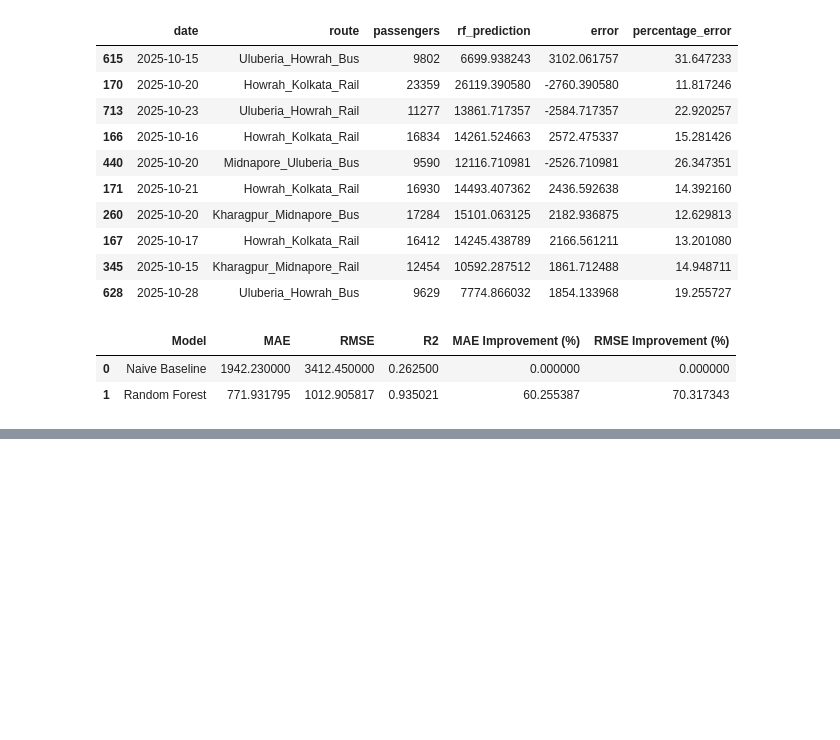
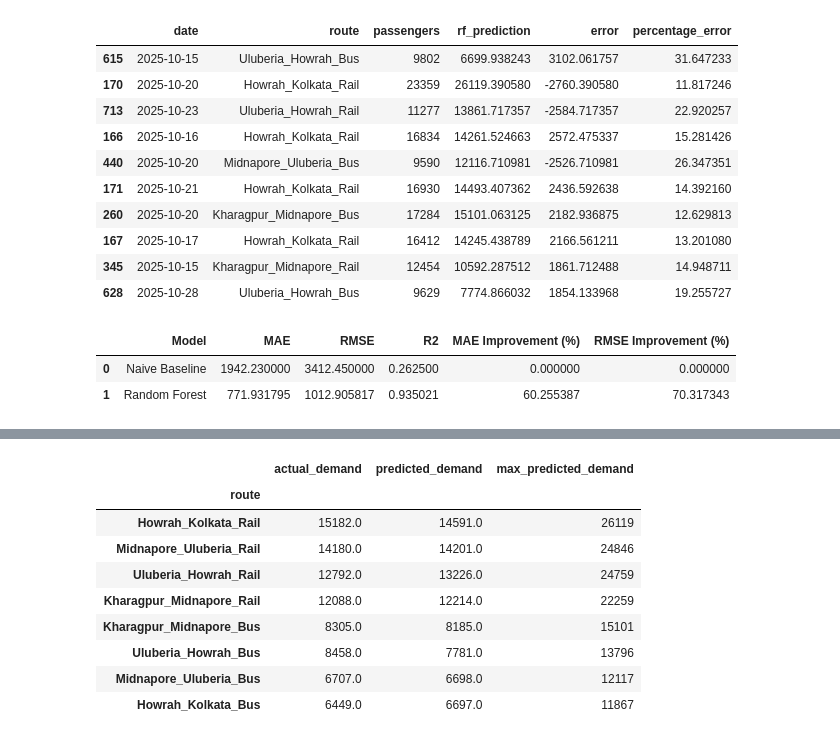
Before and after one commit to abhisarthak/public-transport-demand-planning, a Jupyter notebook: notebooks/02_demand_forecasting.ipynb, the cells around one changed output, grey strips where cells are left out. Drawn from its saved outputs; the diff is of its cells as text; code cells hidden in the pictures; blank space fills up the shorter version.

```diff
--- a/notebooks/02_demand_forecasting.ipynb
+++ b/notebooks/02_demand_forecasting.ipynb
@@ -527,0 +584,29 @@ comparison
+# %%
+# ============================================
+# ROUTE-LEVEL FORECAST SUMMARY
+# ============================================
+
+route_forecast_summary = (
+    forecast_output
+    .groupby("route")
+    .agg(
+        actual_demand=("passengers", "mean"),
+        predicted_demand=("predicted_demand", "mean"),
+        max_predicted_demand=("predicted_demand", "max")
+    )
+    .round(0)
+    .sort_values("predicted_demand", ascending=False)
+)
+
+route_forecast_summary
+# %% [output]
+|  | actual_demand | predicted_demand | max_predicted_demand |
+| route |  |  |  |
+| Howrah_Kolkata_Rail | 15182.0 | 14591.0 | 26119 |
+| Midnapore_Uluberia_Rail | 14180.0 | 14201.0 | 24846 |
+| Uluberia_Howrah_Rail | 12792.0 | 13226.0 | 24759 |
+| Kharagpur_Midnapore_Rail | 12088.0 | 12214.0 | 22259 |
+| Kharagpur_Midnapore_Bus | 8305.0 | 8185.0 | 15101 |
+| Uluberia_Howrah_Bus | 8458.0 | 7781.0 | 13796 |
+| Midnapore_Uluberia_Bus | 6707.0 | 6698.0 | 12117 |
+| Howrah_Kolkata_Bus | 6449.0 | 6697.0 | 11867 |
```
Also changed, not shown: parts of 6 cells of this notebook.
